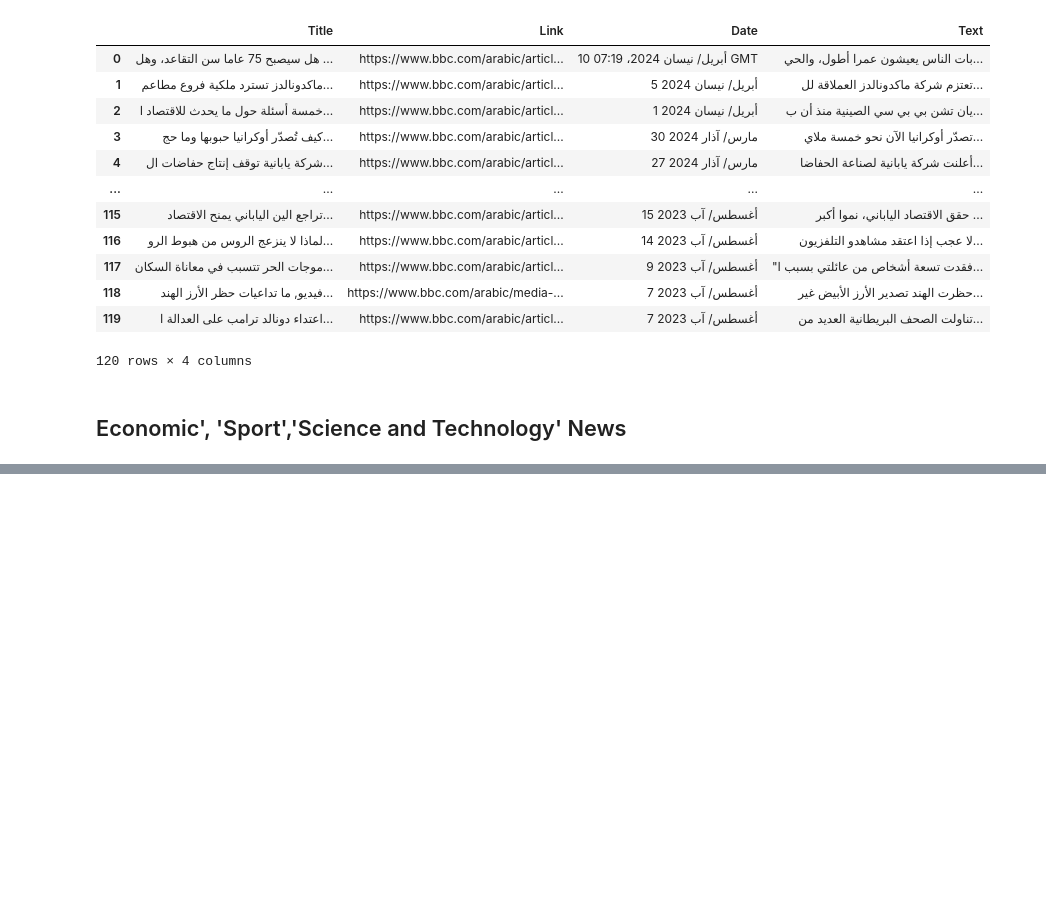
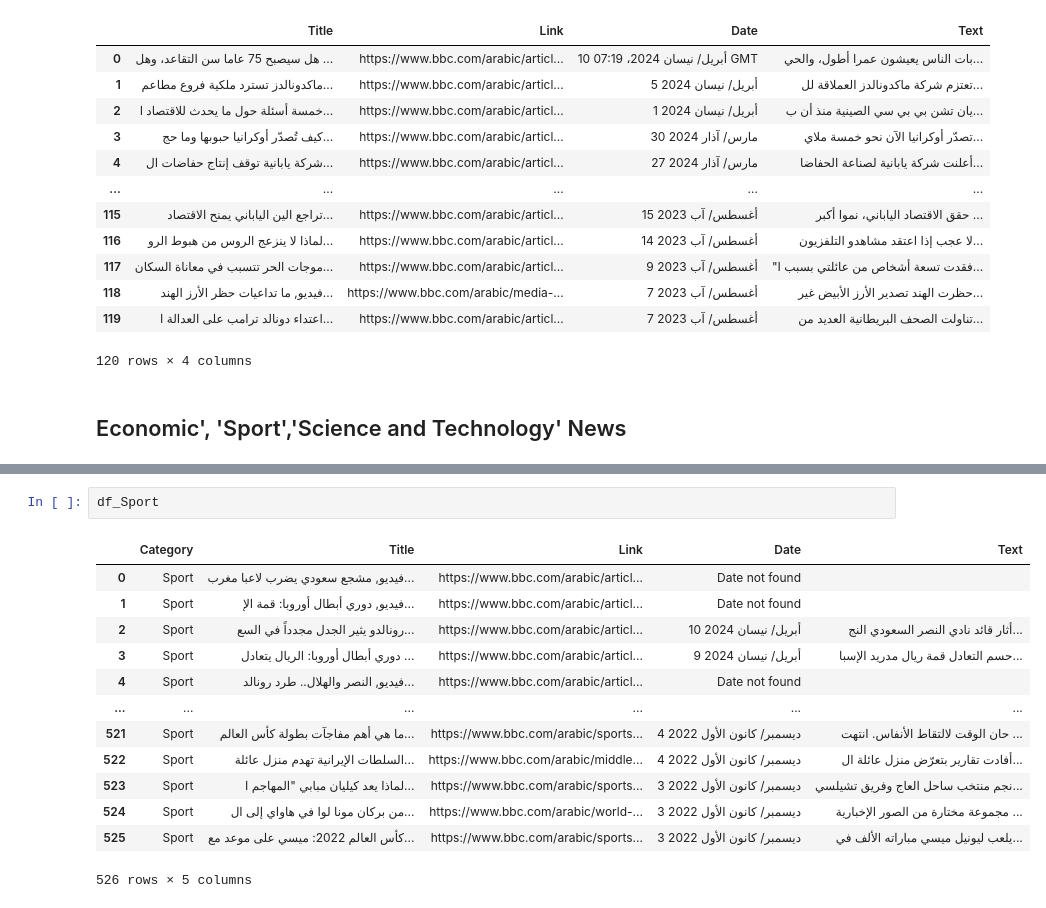
Before and after one commit to Nahla-yasmine/Arabic-News-Scraper, a Jupyter notebook: (BBC_News_)Web_Scraping_NEWS_Articles.ipynb, the cells around one changed output, grey strips where cells are left out. Drawn from its saved outputs; the diff is of its cells as text; blank space fills up the shorter version.

```diff
--- a/(BBC_News_)Web_Scraping_NEWS_Articles.ipynb
+++ b/(BBC_News_)Web_Scraping_NEWS_Articles.ipynb
@@ -183,3 +304,19 @@ df
+# %%
+df_Sport
+# %% [output]
+|  | Category | Title | Link | Date | Text |
+| 0 | Sport | فيديو, مشجع سعودي يضرب لاعبا مغرب... | https://www.bbc.com/arabic/articl... | Date not found |  |
+| 1 | Sport | فيديو, دوري أبطال أوروبا: قمة الإ... | https://www.bbc.com/arabic/articl... | Date not found |  |
+| 2 | Sport | رونالدو يثير الجدل مجدداً في السع... | https://www.bbc.com/arabic/articl... | 10 أبريل/ نيسان 2024 | أثار قائد نادي النصر السعودي النج... |
+| 3 | Sport | دوري أبطال أوروبا: الريال يتعادل ... | https://www.bbc.com/arabic/articl... | 9 أبريل/ نيسان 2024 | حسم التعادل قمة ريال مدريد الإسبا... |
+| 4 | Sport | فيديو, النصر والهلال.. طرد رونالد... | https://www.bbc.com/arabic/articl... | Date not found |  |
+| ... | ... | ... | ... | ... | ... |
+| 521 | Sport | ما هي أهم مفاجآت بطولة كأس العالم... | https://www.bbc.com/arabic/sports... | 4 ديسمبر/ كانون الأول 2022 | حان الوقت لالتقاط الأنفاس. انتهت ... |
+| 522 | Sport | السلطات الإيرانية تهدم منزل عائلة... | https://www.bbc.com/arabic/middle... | 4 ديسمبر/ كانون الأول 2022 | أفادت تقارير بتعرّض منزل عائلة ال... |
+| 523 | Sport | لماذا يعد كيليان مبابي "المهاجم ا... | https://www.bbc.com/arabic/sports... | 3 ديسمبر/ كانون الأول 2022 | نجم منتخب ساحل العاج وفريق تشيلسي... |
+| 524 | Sport | من بركان مونا لوا في هاواي إلى ال... | https://www.bbc.com/arabic/world-... | 3 ديسمبر/ كانون الأول 2022 | مجموعة مختارة من الصور الإخبارية ... |
+| 525 | Sport | كأس العالم 2022: ميسي على موعد مع... | https://www.bbc.com/arabic/sports... | 3 ديسمبر/ كانون الأول 2022 | يلعب ليونيل ميسي مباراته الألف في... |
+526 rows × 5 columns
 # %%
 import time
 import pandas as pd
```
Also changed, not shown: parts of 22 cells of this notebook.
